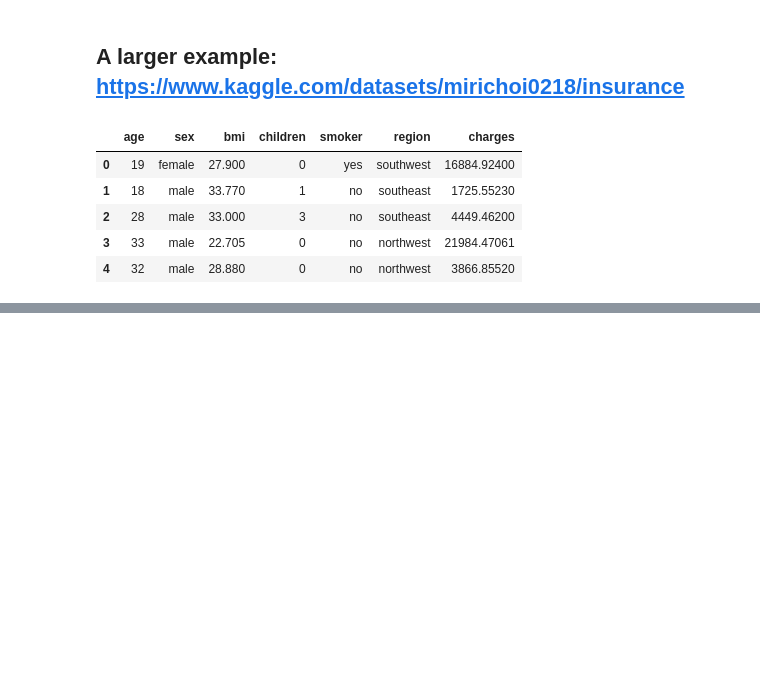
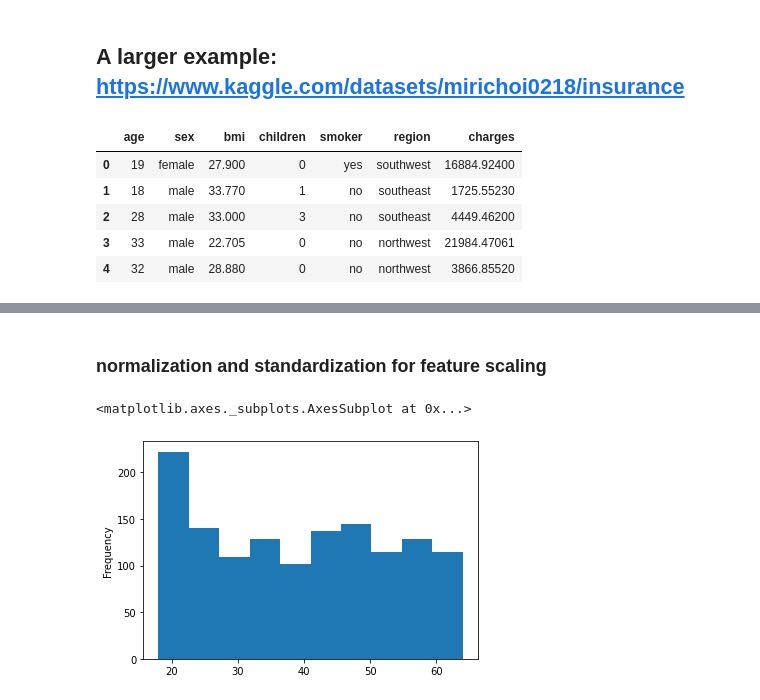
Before and after one commit to terrysu64/Machine-Learning-and-Data-Science-Projects, a Jupyter notebook: neural_network_regression.ipynb, the cells around one changed output, grey strips where cells are left out. Saved outputs shown, nothing was run; the diff lists cells and outputs as text; code cells hidden in the pictures; blank space fills up the shorter version.

```diff
--- a/neural_network_regression.ipynb
+++ b/neural_network_regression.ipynb
@@ -317,0 +322,4 @@ df.head()
+# %%
+#one-hot econding
+df = pd.get_dummies(df)
+df.head()
@@ -317,0 +398,7 @@ df.head()
+# %% [markdown]
+### normalization and standardization for feature scaling
+# %%
+X["age"].plot(kind='hist')
+# %% [output]
+<matplotlib.axes._subplots.AxesSubplot at 0x...>
+[figure, added]
```
Also changed, not shown: parts of 23 cells of this notebook.
